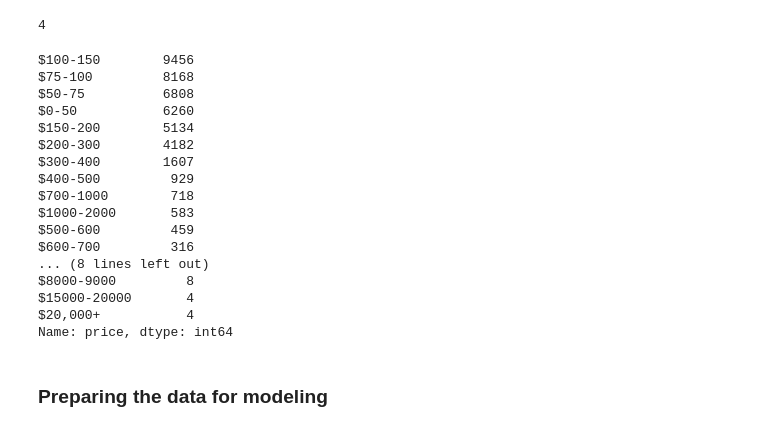
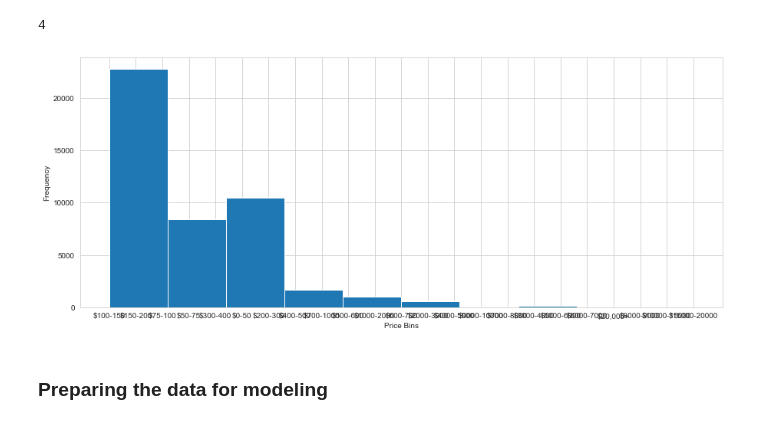
Before and after one commit to kianamills26/super-duper, a Jupyter notebook: FINAL_PROJ.ipynb, the cells around one changed output. Cells and saved outputs as stored; diff of their text form; code cells hidden in the pictures.

```diff
--- a/FINAL_PROJ.ipynb
+++ b/FINAL_PROJ.ipynb
@@ -533,51 +536,42 @@ bins = [0, 50, 75, 100, 150, 200, 300, 400, 500, 600, 700, 1000, 2000, 3000, 400
         6000, 7000, 8000, 9000, 10000, 15000, 20000, max(df.price)]
 labels = ['$0-50',
           '$50-75',
           '$75-100',
           '$100-150',
           '$150-200',
           '$200-300',
           '$300-400',
           '$400-500',
           '$500-600',
           '$600-700',
           '$700-1000',
           '$1000-2000',
           '$2000-3000',
           '$3000-4000',
           '$4000-5000',
           '$5000-6000',
           '$6000-7000',
           '$7000-8000',
           '$8000-9000',
           '$9000-10000',
           '$10000-15000',
           '$15000-20000',
            '$20,000+']
 na_label = 'no price'
 
 df_p = df.copy() # save for later when need price bins
 df_p['price_bin'] = pd.cut(df_p['price'], bins=bins, labels=labels, include_lowest=True)
 # df['price'].plot(kind='hist', bins = bins)
-pd.cut(df_p['price'], bins=bins, labels=labels, include_lowest=True).value_counts()
+
+# sns.set_style('whitegrid')
+
+plt.figure(figsize=(15,6))
+plt.hist(df_p['price_bin'])
+plt.xlabel("Price Bins")
+plt.ylabel("Frequency")
+plt.show()
 # %% [output]
-$100-150        9456
-$75-100         8168
-$50-75          6808
-$0-50           6260
-$150-200        5134
-$200-300        4182
-$300-400        1607
-$400-500         929
-$700-1000        718
-$1000-2000       583
-$500-600         459
-$600-700         316
-... (8 lines left out)
-$8000-9000         8
-$15000-20000       4
-$20,000+           4
-Name: price, dtype: int64
+[figure, added]
 # %% [markdown]
 ### Preparing the data for modeling
 # %%
```
Also changed, not shown: parts of 11 cells of this notebook.
